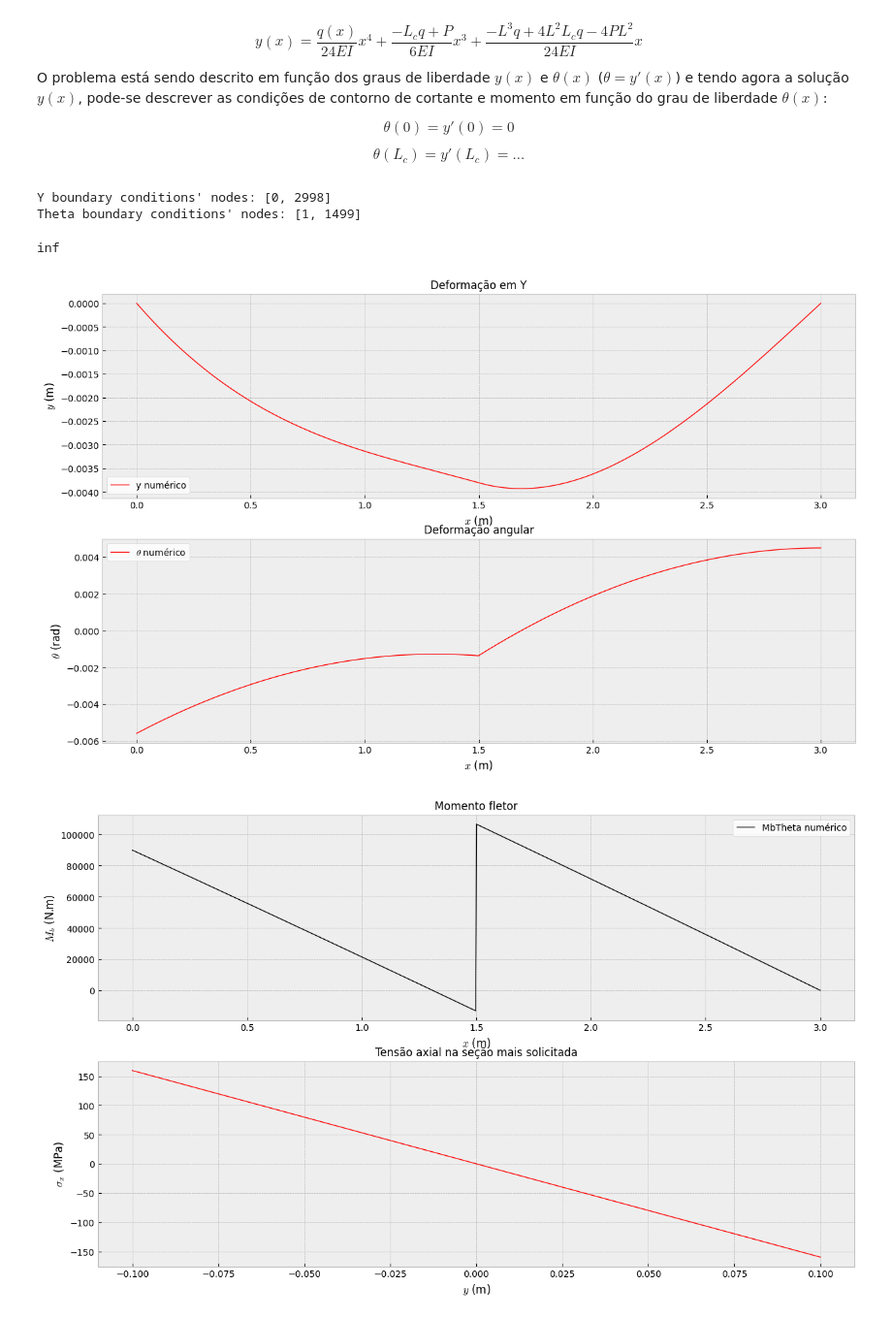
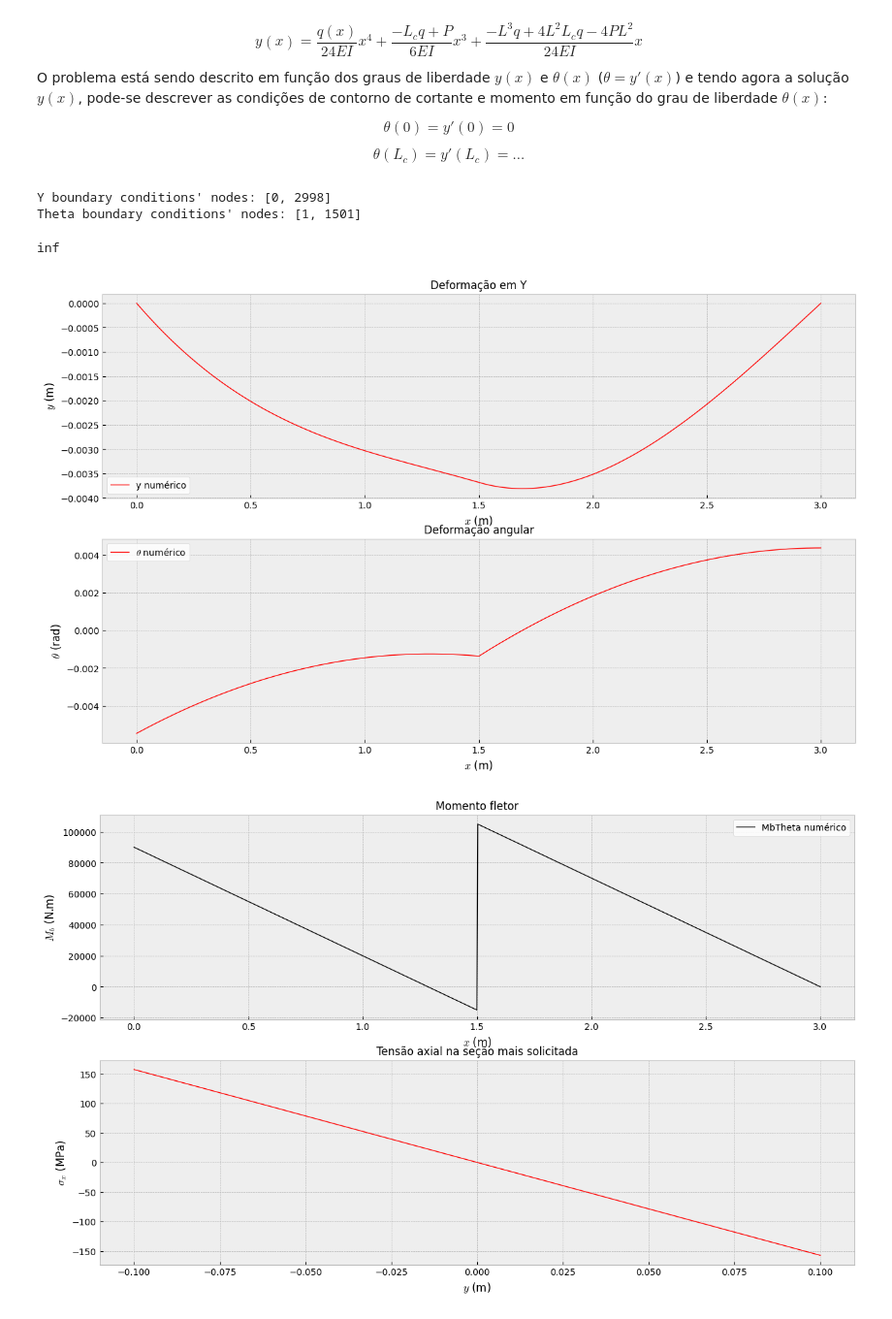
Before and after one commit to jpedro-rod/ElementosFinitos, a Jupyter notebook: MEF_Estrutural.ipynb, the cells around one changed output. Shown at 97% size. Saved outputs shown, nothing was run; the diff lists cells and outputs as text; code cells hidden in the pictures.

```diff
--- a/MEF_Estrutural.ipynb
+++ b/MEF_Estrutural.ipynb
@@ -510,7 +510,7 @@ rho_l = rho*A   # kg/m
 
 # cargas
 def q(x):
-    return -9.81*rho_l
+    return 0.0 #-9.81*rho_l
 
 P = 50000.0   # N   # cortante em módulo (entra na condicao de contorno)
 
@@ -540,7 +540,7 @@ for e in range(0,ne):
 
 # lista de indices de condicao de contorno
 ccY = [int(Lyo*nGL/L), int(Lyf*nGL/L)-1 - 1]
-ccTheta = [int(Lto*nGL/L) + 1,int(Ltf*nGL/L)-1]
+ccTheta = [int(Lto*nGL/L) + 1,int(Ltf*nGL/L) + 1]
 print("Y boundary conditions' nodes: {}".format(ccY))
 print("Theta boundary conditions' nodes: {}".format(ccTheta))
 
@@ -742,33 +742,33 @@ ax1.plot(X,Y, color='red', linewidth=1.0, label=r'y numérico')
 ax1.set_title('Deformação em Y',fontdict={'fontsize':12})
 ax1.set_xlabel('$x$ (m)',fontdict={'fontsize':12})
 ax1.set_ylabel('$y$ (m)',fontdict={'fontsize':12})
 ax1.legend(loc='best',facecolor ='w')
 
 ax2.plot(X,Theta, color='red', linewidth=1.0, label=r'$\theta$ numérico')
 ax2.set_title('Deformação angular',fontdict={'fontsize':12})
 ax2.set_xlabel('$x$ (m)',fontdict={'fontsize':12})
 ax2.set_ylabel('$\\theta$ (rad)',fontdict={'fontsize':12})
 ax2.legend(loc='best',facecolor ='w')
 
 
 fig1, ((ax3), (ax4)) = plt.subplots(2, sharey=False, sharex=False, figsize = (15,9))
 
 #ax3.plot(X,MbY, color='red', linewidth=1.0, label=r'MbY numérico')
 ax3.plot(X,MbTheta, 'k', linewidth=1.0, label=r'MbTheta numérico')
 ax3.set_title('Momento fletor',fontdict={'fontsize':12})
 ax3.set_xlabel('$x$ (m)',fontdict={'fontsize':12})
 ax3.set_ylabel('$M_b$ (N.m)',fontdict={'fontsize':12})
 ax3.legend(loc='best',facecolor ='w')
 
 ax4.plot(Y_CrossSection,sigmab, color='red', linewidth=1.0, label=r'$\sigma_b$ numérico')
 ax4.set_title('Tensão axial na seção mais solicitada',fontdict={'fontsize':12})
 ax4.set_xlabel('$y$ (m)',fontdict={'fontsize':12})
 ax4.set_ylabel('$\\sigma_x$ (MPa)',fontdict={'fontsize':12})
 
 plt.show()
 # %% [output]
 Y boundary conditions' nodes: [0, 2998]
-Theta boundary conditions' nodes: [1, 1499]
+Theta boundary conditions' nodes: [1, 1501]
 inf
-[figure, old version]
+[figure, new version]
-[figure, old version]
+[figure, new version]
```
